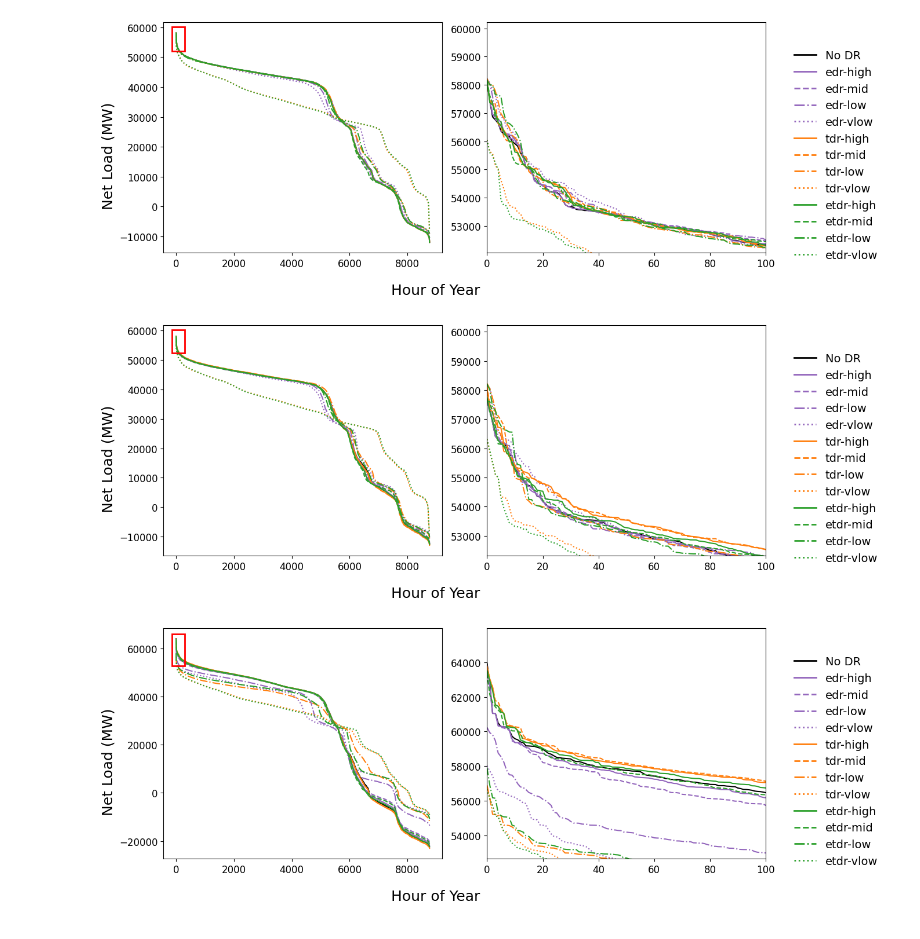
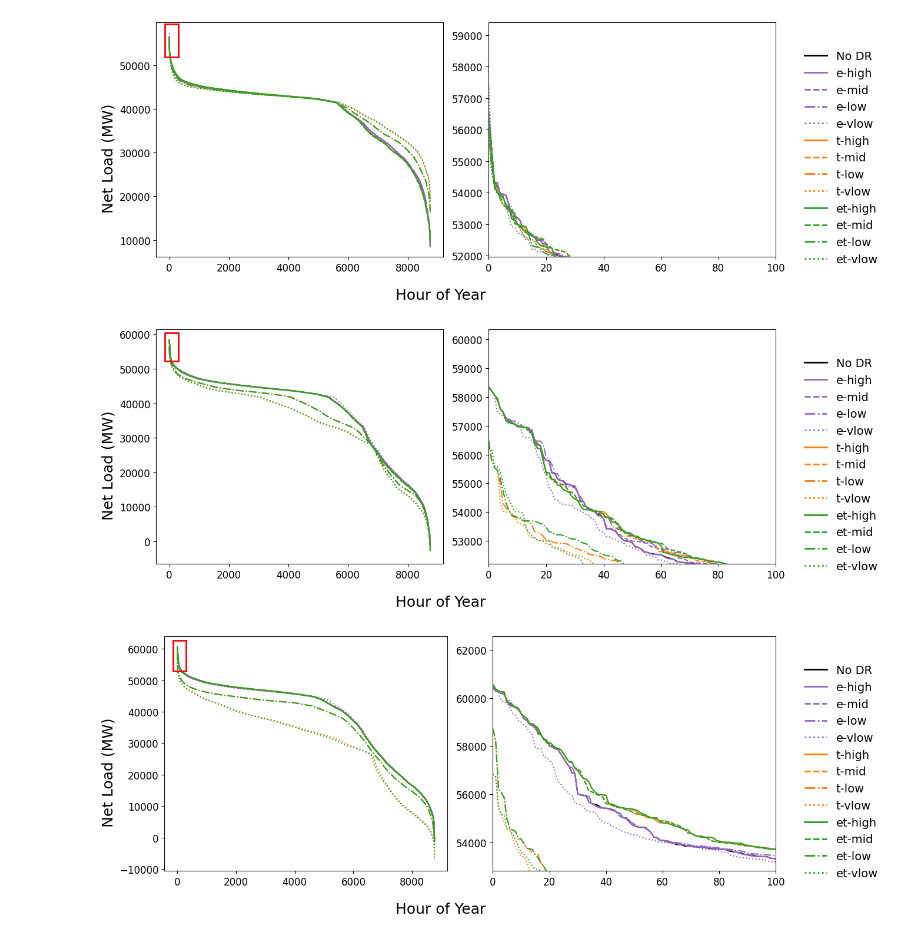
Before and after one commit to trevorb1/pypsa-demand-response, a Jupyter notebook: analysis/net_loads.ipynb, the cells around one changed output. Saved outputs shown, nothing was run; the diff lists cells and outputs as text; code cells hidden in the pictures.

Commit message:
net load figs

```diff
--- a/analysis/net_loads.ipynb
+++ b/analysis/net_loads.ipynb
@@ -39,0 +11,4 @@ def get_dataframe(emission: str, result: str, sector: Optional[str] = None, pric
+# %%
+# User defined variables
+METHOD = "static" # "static" | "dynamic"
+REGION = "caiso" # "caiso" | "new_england"
@@ -40,22 +19,23 @@ def get_dataframe(emission: str, result: str, sector: Optional[str] = None, pric
 # %%
-def get_ldc(emission: str, sector: Optional[str] = None, price: Optional[str] = None) -> pd.Series:
-    scenario = get_scenario_name(emission=emission, sector=sector, price=price)
-    df = get_dataframe(emission=emission, sector=sector, price=price, result="peakiness")
+def get_ldc(region: str, ng_price: str, sector: Optional[str] = None, dr_price: Optional[str] = None, method: Optional[str] = None) -> pd.Series:
+    scenario = get_scenario_name(ng_price=ng_price, sector=sector, dr_price=dr_price)
+    df = get_dataframe(region=region, method=method, ng_price=ng_price, sector=sector, dr_price=dr_price, result="peakiness")
     return df[["Net_Load_MW"]].rename(columns={"Net_Load_MW":scenario}).squeeze().sort_values(ascending=False)
 # %%
 def get_data() -> dict[str,pd.DataFrame]:
     data = {}
-    for emission in EMISSIONS:
+    for ng_price in NG_PRICES:
         dfs = []
-        dfs.append(get_ldc(emission).to_frame(name="base"))
-        for sector, price in product(SECTORS, PRICES):
-            df = get_ldc(emission, sector, price).to_frame()
+        dfs.append(get_ldc(region=REGION, ng_price=ng_price).to_frame(name="base").reset_index(drop=True).sort_values(by=["base"], ascending=False))
+        for sector, price in product(SECTORS, DR_PRICES):
+            df = get_ldc(region=REGION, ng_price=ng_price, sector=sector, dr_price=price, method=METHOD).to_frame()
+            df = df.reset_index(drop=True).sort_values(by=[df.columns[0]], ascending=False)
             dfs.append(df)
-        data[f"er{emission}"] = pd.concat(dfs, axis=1)
+        data[ng_price] = pd.concat(dfs, axis=1)
     return data
 # %%
 def generate_ldc(
-    emission: str, include_title: bool = True, **kwargs
+    ng_price: str, include_title: bool = True, **kwargs
 ) -> tuple[plt.figure, plt.axes]:
     data = get_data()
 
@@ -64,9 +44,9 @@ def generate_ldc(
 
     color_map = {
         "base": "k",
-        "edr": "tab:purple",
-        "tdr": "tab:orange",
-        "etdr": "tab:green",
+        "e": "tab:purple",
+        "t": "tab:orange",
+        "et": "tab:green",
     }
 
     linestyle_map = {
@@ -83,7 +63,7 @@ def generate_ldc(
     if title:
         fig.suptitle(title, fontsize=20)
 
-    df = data[emission]
+    df = data[ng_price]
 
     upper = df.max().max()
     lower = df.max().min()
@@ -151,7 +131,7 @@ def generate_ldc(
 
     if include_title:
         fig.suptitle(
-            f"{emission[-2:]}% Emission Reduction Net Load Duration Curve", fontsize=20
+            f"{NAT_GAS_NICE_NAMES[ng_price]} Net Load Duration Curve", fontsize=20
         )
     fig.supxlabel("Hour of Year", fontsize=18)
     fig.supylabel("Net Load (MW)", fontsize=18)
@@ -160,23 +140,23 @@ def generate_ldc(
 
     return fig, axs
 # %%
-fig, _ = generate_ldc("er0", include_title=False)
-save_f = Path(FIGURES, "er0.png")
-save_f.parent.mkdir(parents=True, exist_ok=True)
-fig.savefig(save_f, bbox_inches="tight")
+fig, _ = generate_ldc("lgas", include_title=False)
+# save_f = Path(FIGURES, "lgas.png")
+# save_f.parent.mkdir(parents=True, exist_ok=True)
+# fig.savefig(save_f, bbox_inches="tight")
 # %% [output]
-[figure, old version]
+[figure, new version]
 # %%
-fig, _ = generate_ldc("er7", include_title=False)
-save_f = Path(FIGURES, "er7.png")
-save_f.parent.mkdir(parents=True, exist_ok=True)
-fig.savefig(save_f, bbox_inches="tight")
+fig, _ = generate_ldc("mgas", include_title=False)
+# save_f = Path(FIGURES, "mgas.png")
+# save_f.parent.mkdir(parents=True, exist_ok=True)
+# fig.savefig(save_f, bbox_inches="tight")
 # %% [output]
-[figure, old version]
+[figure, new version]
 # %%
-fig, _ = generate_ldc("er15", include_title=False)
-save_f = Path(FIGURES, "er15.png")
-save_f.parent.mkdir(parents=True, exist_ok=True)
-fig.savefig(save_f, bbox_inches="tight")
+fig, _ = generate_ldc("hgas", include_title=False)
+# save_f = Path(FIGURES, "mgas.png")
+# save_f.parent.mkdir(parents=True, exist_ok=True)
+# fig.savefig(save_f, bbox_inches="tight")
 # %% [output]
-[figure, old version]
+[figure, new version]
```
Also changed, not shown: parts of 6 cells of this notebook.
